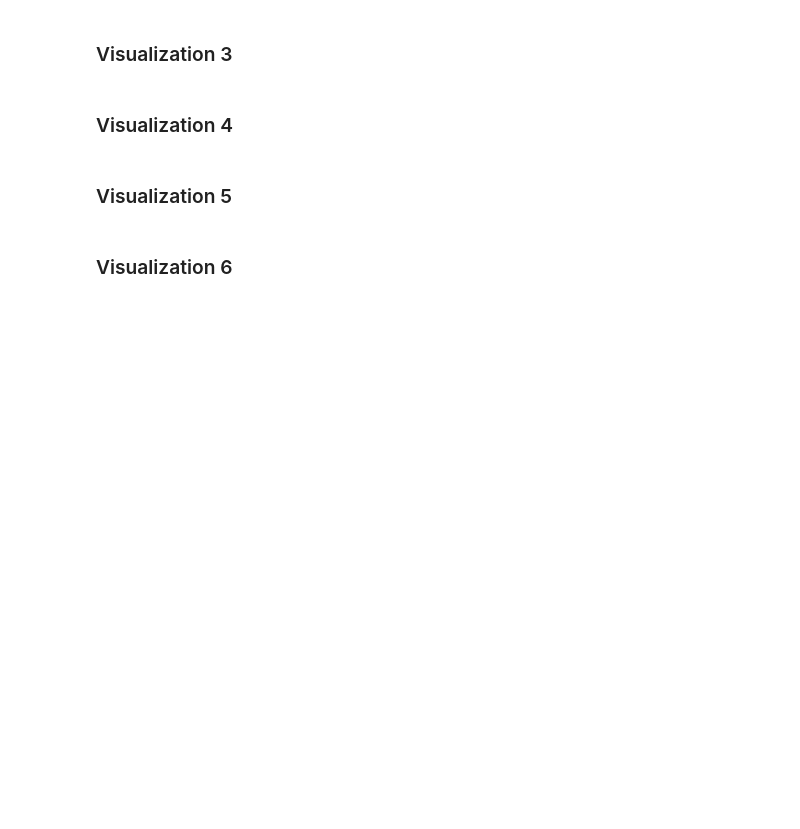
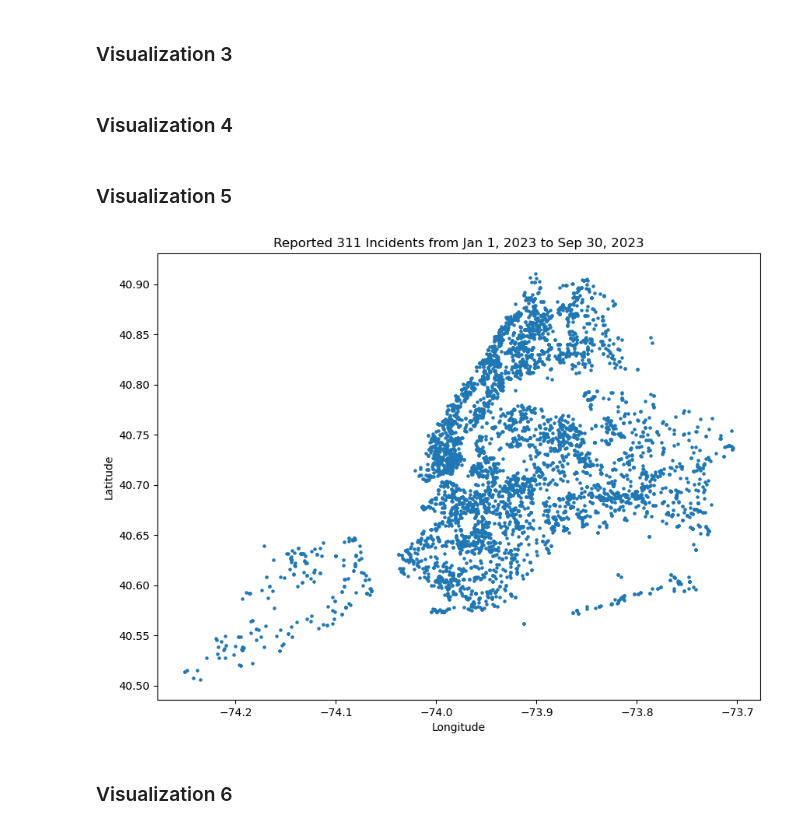
Before and after one commit to celiawaj/Final_Project_4501, a Jupyter notebook: Project Template.ipynb, the cells around one changed output. Saved outputs shown, nothing was run; the diff lists cells and outputs as text; code cells hidden in the pictures; blank space fills up the shorter version.

```diff
--- a/Project Template.ipynb
+++ b/Project Template.ipynb
@@ -840,5 +881,0 @@ def plot_visual_5(dataframe):
-# %%
-def get_data_for_visual_5():
-    # Query your database for the data needed.
-    # You can put the data queried into a pandas/geopandas dataframe, if you wish
-    raise NotImplementedError()
@@ -848,3 +901,41 @@ plot_visual_2(some_dataframe)
+# %%
+def get_data_for_visual_5():
+    """
+    Retrieves the coordinates of 311 incidents reported within a specific radius and time frame.
+
+    This function queries the database for 311 incidents that occurred between January 1st, 2023,
+    and September 30th, 2023, and within a 1-kilometer radius of a given coordinate point.
+    It returns a GeoDataFrame containing the latitude and longitude of each incident.
+
+    Returns:
+        gpd.GeoDataFrame: A GeoDataFrame containing the coordinates of the reported incidents.
+    """
+    query = """
+    SELECT
+        ST_Y(geometry) AS latitude,
+        ST_X(geometry) AS longitude
+    FROM
+        complaints
+    WHERE
+        ST_DWithin(
+            geometry,
+            ST_SetSRID(ST_MakePoint(-73.96253174434912, 40.80737875669467), 4326),
+            1000
+        )
+      AND
+        date_trunc('day', date) >= '2023-01-01'
+      AND
+        date_trunc('day', date) <= '2023-09-30'
+    """
+    return gpd.GeoDataFrame(
+        pd.read_sql(query, engine),
+        geometry=gpd.points_from_xy(pd.read_sql(query, engine)['longitude'], pd.read_sql(query, engine)['latitude'])
+    )
+# %%
+dataframe_for_visual_5 = get_data_for_visual_5()
+coordinates_of_reported_311_incidents(dataframe_for_visual_5)
+# %% [output]
+[figure, added]
 # %% [markdown]
 ### Visualization 6
 # %%
```
Also changed, not shown: parts of 14 cells of this notebook.
